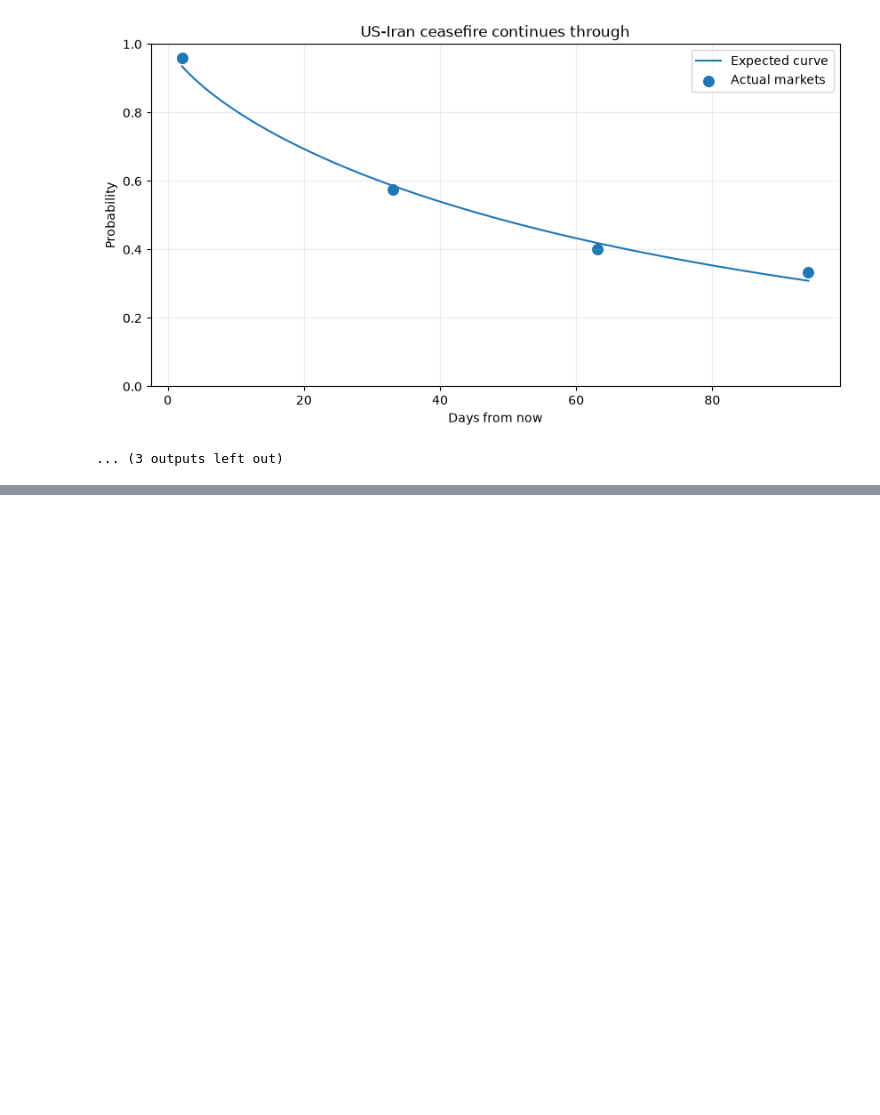
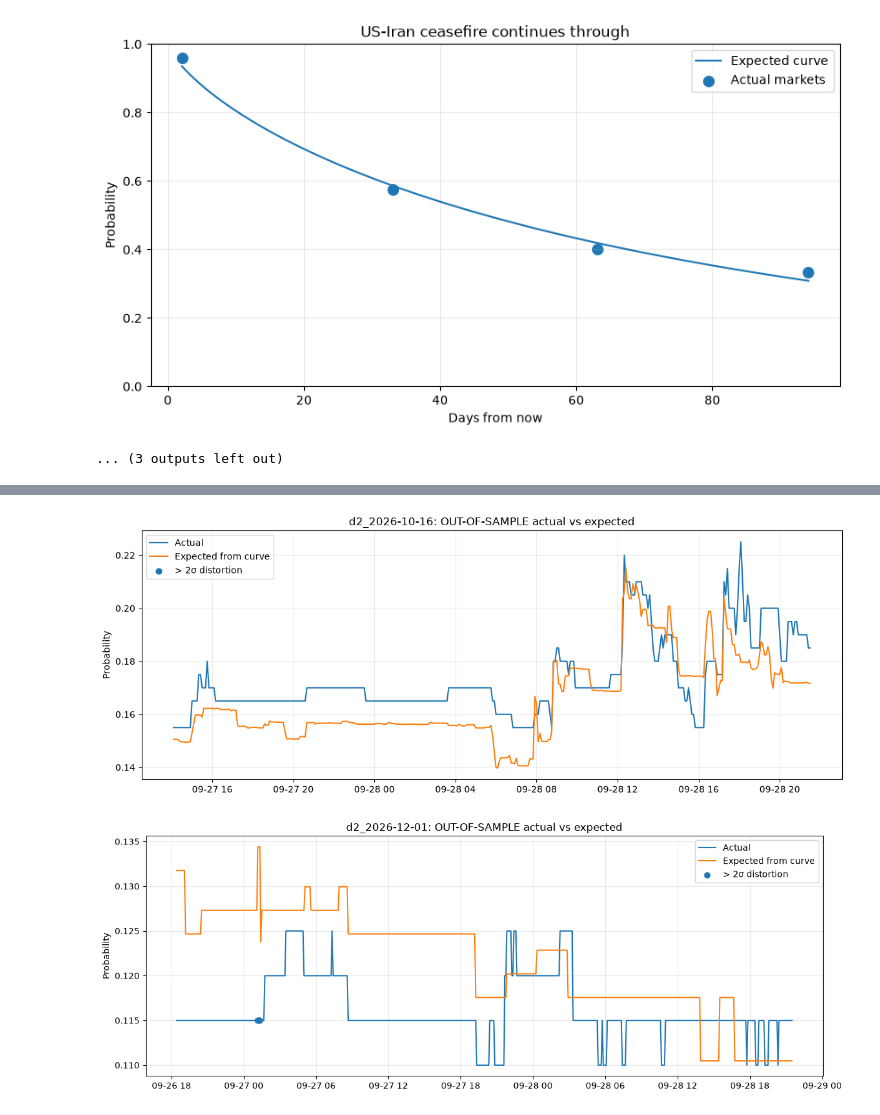
Before and after one commit to paulbeka/polytrader, a Jupyter notebook: 03_time_testing.ipynb, the cells around one changed output, grey strips where cells are left out. Saved outputs shown, nothing was run; the diff lists cells and outputs as text; code cells hidden in the pictures; blank space fills up the shorter version.

```diff
--- a/03_time_testing.ipynb
+++ b/03_time_testing.ipynb
@@ -1826,0 +3154,50 @@ US-Iran ceasefire continues through
+# %%
+def plot_oos_model(model):
+
+    test = model["test"]
+    target = model["target"]
+
+    fig, ax = plt.subplots(figsize=(14, 5))
+
+    ax.plot(
+        test.index,
+        test[target],
+        label="Actual",
+        linewidth=1.5
+    )
+
+    ax.plot(
+        test.index,
+        test["expected"],
+        label="Expected from curve",
+        linewidth=1.5
+    )
+
+    signals = (
+        test["z"].abs() >= Z_THRESHOLD
+    )
+
+    ax.scatter(
+        test.index[signals],
+        test.loc[signals, target],
+        label="> 2σ distortion",
+        s=40
+    )
+
+    ax.set_title(
+        f"{target}: OUT-OF-SAMPLE actual vs expected"
+    )
+
+    ax.set_ylabel("Probability")
+    ax.legend()
+    ax.grid(alpha=0.25)
+
+    plt.show()
+
+
+# Example
+plot_oos_model(models["iran_blockade_end"][0])
+plot_oos_model(models["russia_ukraine_ceasefire"][0])
+# %% [output]
+[figure, added]
+[figure, added]
```
Also changed, not shown: parts of 3 cells of this notebook, 2 other files.
